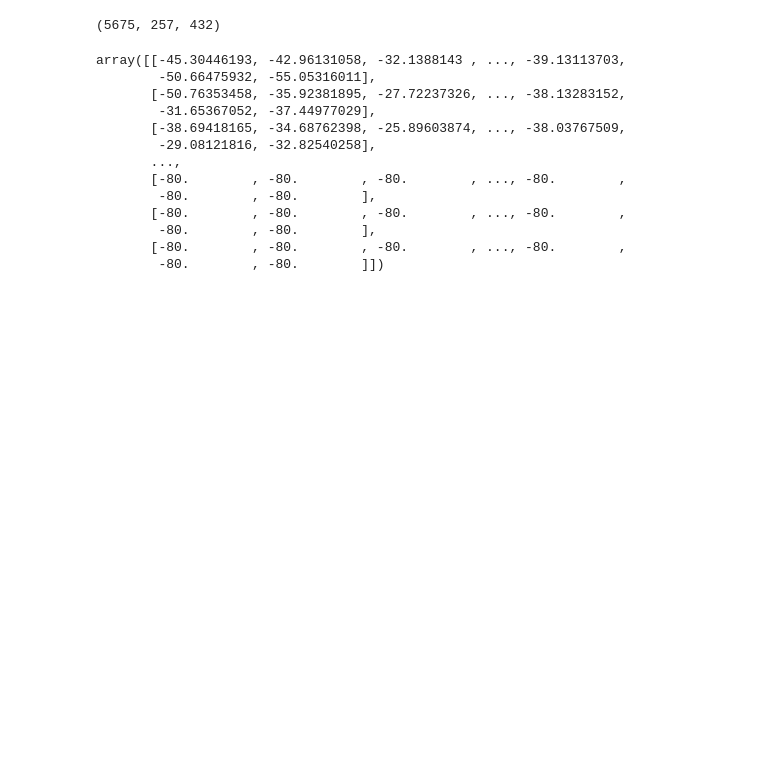
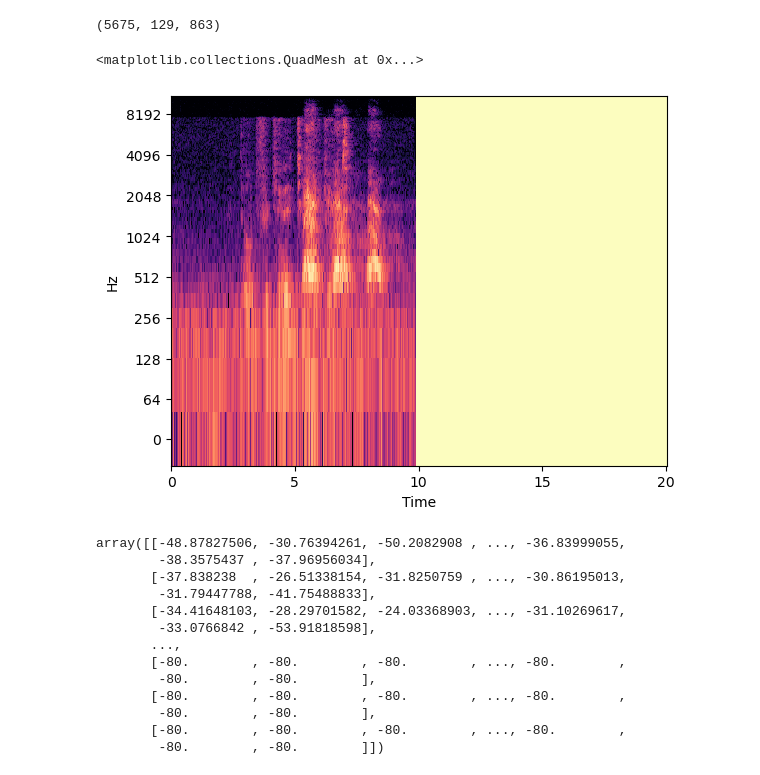
Before and after one commit to dimi999/Denoising---Dog-Sounds, a Jupyter notebook: train.ipynb, the cells around one changed output. Cells and saved outputs as stored; diff of their text form; code cells hidden in the pictures; blank space fills up the shorter version.

```diff
--- a/train.ipynb
+++ b/train.ipynb
@@ -26,7 +26,7 @@ for i in range(len(label_dataset)):
 X_train, X_test, y_train, y_test = train_test_split(sounds_dataset, label_dataset, test_size=0.1, random_state=42)
 # %%
 def to_spectogram(sound):
-    stft = librosa.stft(sound.astype(np.float64), n_fft = 512, hop_length=256)
+    stft = librosa.stft(sound.astype(np.float64), n_fft = 256, hop_length=128)
     stft = np.abs(stft)
     db = librosa.amplitude_to_db(stft, ref=np.max)
     return db
@@ -73,19 +73,30 @@ spectogram_train = np.array(spectogram_train)
 spectogram_label = np.array(spectogram_label)
 spectogram_val = np.array(spectogram_val)
 spectogram_val_label = np.array(spectogram_val_label)
+# %%
+spectogram_train = spectogram_train / -80
+spectogram_label = spectogram_label / -80
+spectogram_val = spectogram_val / -80
+spectogram_val_label = spectogram_val_label / -80
 # %%
 print(spectogram_train.shape)
 # %% [output]
-(5675, 257, 432)
+(5675, 129, 863)
+# %%
+test = spectogram_train[0] * -80
+librosa.display.specshow(test, y_axis='log', x_axis='time')
+# %% [output]
+<matplotlib.collections.QuadMesh at 0x...>
+[figure, added]
 # %%
 to_spectogram(X_train[0])
 # %% [output]
-array([[-45.30446193, -42.96131058, -32.1388143 , ..., -39.13113703,
-        -50.66475932, -55.05316011],
-       [-50.76353458, -35.92381895, -27.72237326, ..., -38.13283152,
-        -31.65367052, -37.44977029],
-       [-38.69418165, -34.68762398, -25.89603874, ..., -38.03767509,
-        -29.08121816, -32.82540258],
+array([[-48.87827506, -30.76394261, -50.2082908 , ..., -36.83999055,
+        -38.3575437 , -37.96956034],
+       [-37.838238  , -26.51338154, -31.8250759 , ..., -30.86195013,
+        -31.79447788, -41.75488833],
+       [-34.41648103, -28.29701582, -24.03368903, ..., -31.10269617,
+        -33.0766842 , -53.91818598],
        ...,
        [-80.        , -80.        , -80.        , ..., -80.        ,
         -80.        , -80.        ],
```
Also changed, not shown: parts of 11 cells of this notebook, 1 other file.
